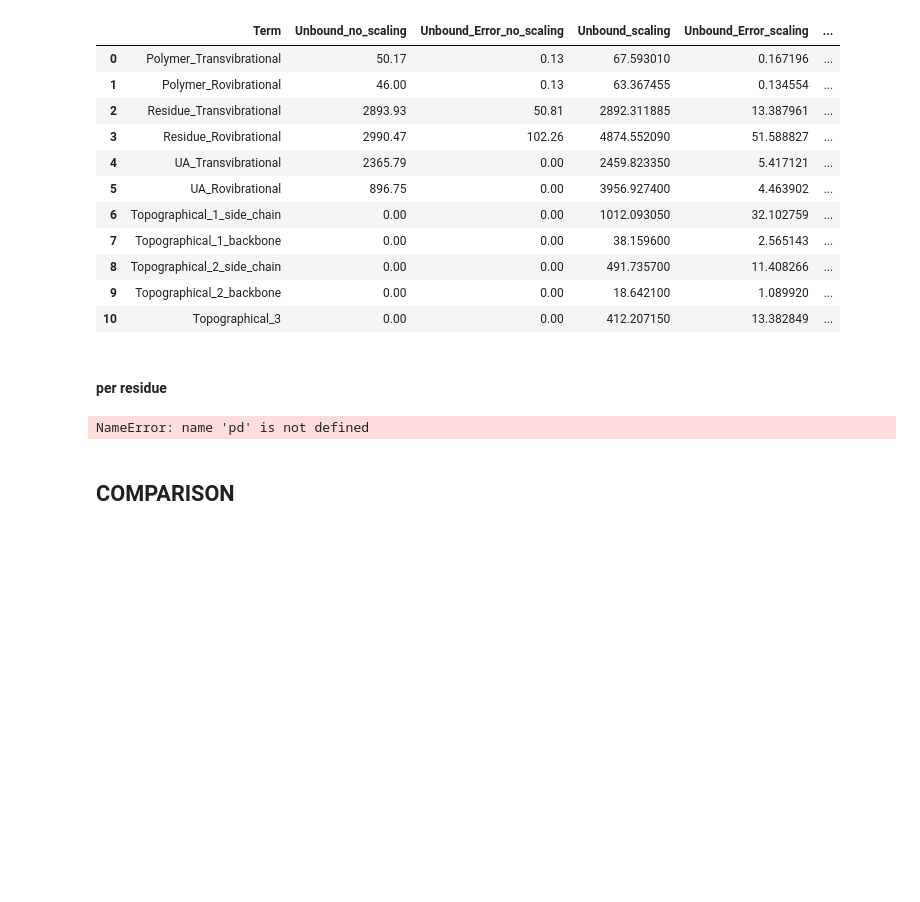
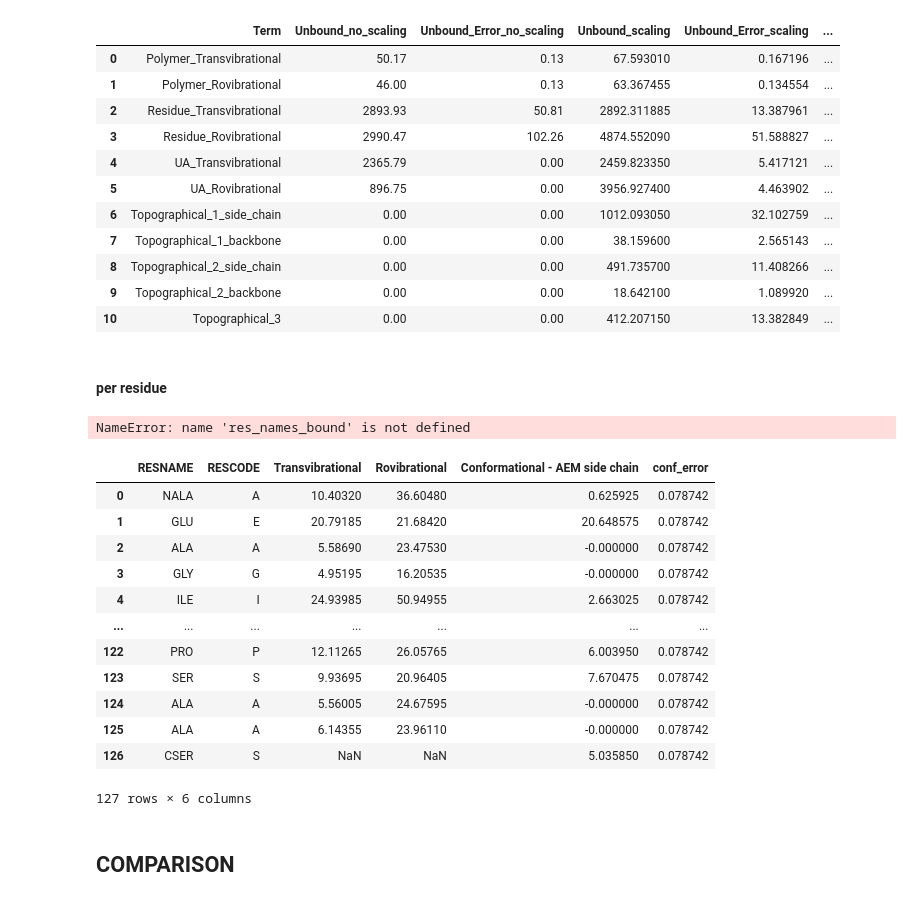
Before and after one commit to ioanaapapa/STV_BTN_Analysis, a Jupyter notebook: STV_BTN_Analysis.ipynb, the cells around one changed output. Saved outputs shown, nothing was run; the diff lists cells and outputs as text; code cells hidden in the pictures; blank space fills up the shorter version.

```diff
--- a/STV_BTN_Analysis.ipynb
+++ b/STV_BTN_Analysis.ipynb
@@ -935,5 +1116,5 @@ df_STV_bound_transvib_per_residue=pd.read_table('old_traj/STV_bound/STV_transvib
 average_per_chain(df_STV_bound_transvib_per_residue)
 df_STV_bound_rovib_per_residue=pd.read_table('old_traj/STV_bound/STV_rovib_per_residue.out', sep = "\t", names = ["A","B","C","D"])
 average_per_chain(df_STV_bound_rovib_per_residue)
-df_STV_unbound_conf_per_residue=pd.read_table('old_traj/STV_unbound/STV_AEM_values.out', sep = "\t", names = ["A","B","C","D"])
-average_per_chain(df_STV_unbound_conf_per_residue)
+df_STV_bound_conf_per_residue=pd.read_table('old_traj/STV_bound/STV_AEM_values.out', sep = "\t", names = ["A","B","C","D"])
+average_per_chain(df_STV_bound_conf_per_residue)
@@ -946,11 +1129,29 @@ df_STV_bound_per_residue = pd.DataFrame()
 df_STV_bound_per_residue["RESNAME"] = res_names_bound
 df_STV_bound_per_residue["RESCODE"] = res_codes_bound
 df_STV_bound_per_residue["Transvibrational"] = average_per_residue (df_STV_bound_transvib_per_residue)
+df_STV_bound_per_residue["transvib_error"] = avg_error(df_STV_bound_transvib_per_residue)
 df_STV_bound_per_residue["Rovibrational"] = average_per_residue (df_STV_bound_rovib_per_residue)
+df_STV_bound_per_residue["rovib_error"] = avg_error(df_STV_bound_rovib_per_residue)
 df_STV_bound_per_residue["Conformational - AEM side chain"] = df_STV_bound_conf_per_residue["Average Per Chain"]
 df_STV_bound_per_residue["conf_error"] = avg_error(df_STV_bound_conf_per_residue)
 # %% [output]
-NameError: name 'pd' is not defined
+NameError: name 'res_names_bound' is not defined
+# %%
+df_STV_bound_per_residue
+# %% [output]
+|  | RESNAME | RESCODE | Transvibrational | Rovibrational | Conformational - AEM side chain | conf_error |
+| 0 | NALA | A | 10.40320 | 36.60480 | 0.625925 | 0.078742 |
+| 1 | GLU | E | 20.79185 | 21.68420 | 20.648575 | 0.078742 |
+| 2 | ALA | A | 5.58690 | 23.47530 | -0.000000 | 0.078742 |
+| 3 | GLY | G | 4.95195 | 16.20535 | -0.000000 | 0.078742 |
+| 4 | ILE | I | 24.93985 | 50.94955 | 2.663025 | 0.078742 |
+| ... | ... | ... | ... | ... | ... | ... |
+| 122 | PRO | P | 12.11265 | 26.05765 | 6.003950 | 0.078742 |
+| 123 | SER | S | 9.93695 | 20.96405 | 7.670475 | 0.078742 |
+| 124 | ALA | A | 5.56005 | 24.67595 | -0.000000 | 0.078742 |
+| 125 | ALA | A | 6.14355 | 23.96110 | -0.000000 | 0.078742 |
+| 126 | CSER | S | NaN | NaN | 5.035850 | 0.078742 |
+127 rows × 6 columns
 # %% [markdown]
 ## COMPARISON
 # %% [markdown]
```
Also changed, not shown: parts of 18 cells of this notebook, 2 other files.
